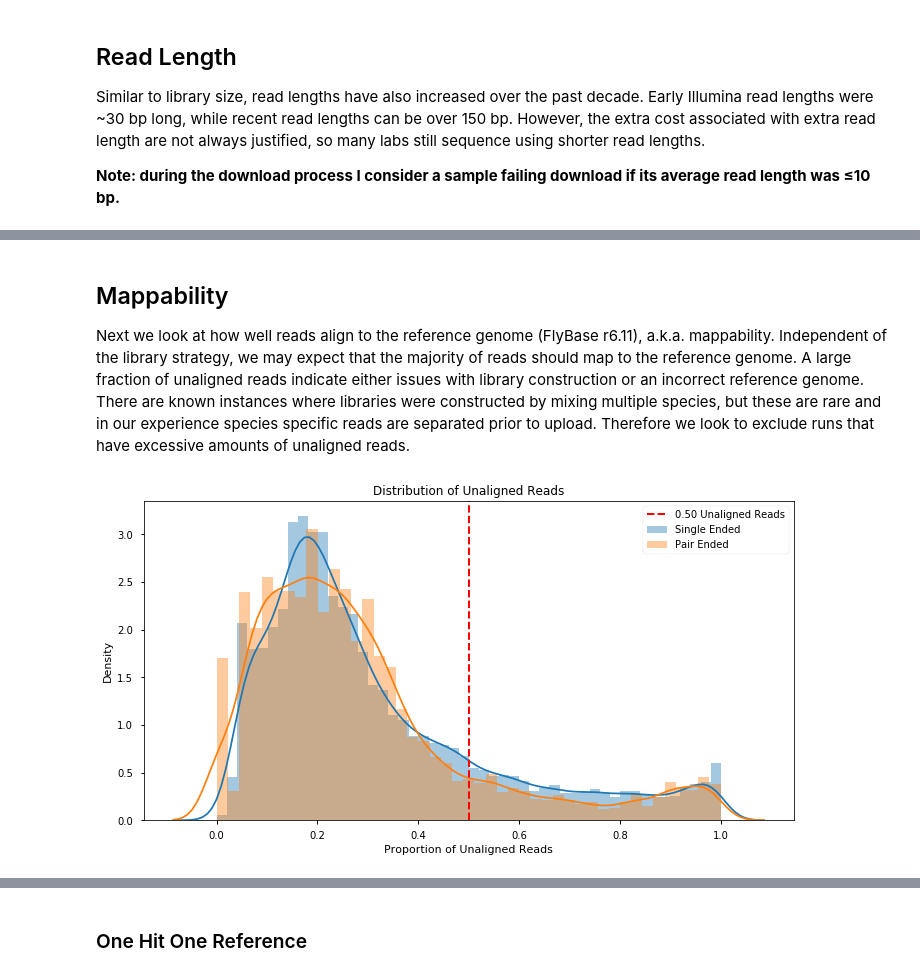
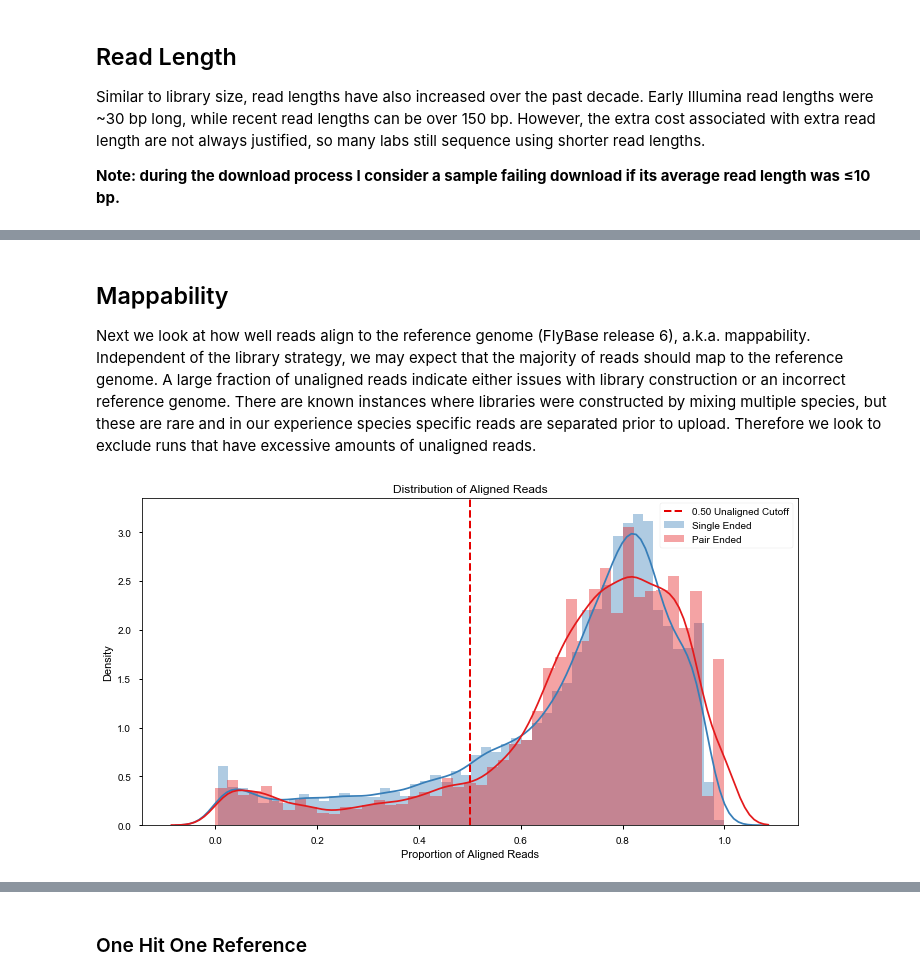
Before and after one commit to jfear/ncbi_remap, a Jupyter notebook: docs/01.01-prealn-wf_qc.ipynb, the cells around one changed output, grey strips where cells are left out. Saved outputs shown, nothing was run; the diff lists cells and outputs as text; code cells hidden in the pictures.

```diff
--- a/docs/01.01-prealn-wf_qc.ipynb
+++ b/docs/01.01-prealn-wf_qc.ipynb
@@ -170,7 +168,7 @@ def plot(store):
     ax.set_ylabel('Number of Runs (SRR)')
     ax.set_xlim(0, 200)
     ax.set_title('Read length distribution');
-    ax.axvline(READLEN_CUTOFF, ls='--', lw=2, color='r', label='{} base pairs'.format(READLEN_CUTOFF))
+    ax.axvline(READLEN_CUTOFF, ls='--', lw=2, color=nbconfig.color_c1, label='{} base pairs'.format(READLEN_CUTOFF))
     ax.legend()
 
     return fig
@@ -248,28 +246,29 @@ While not strictly a quality control metric, if a stranded protocol was attempte
 @make_figs(nbconfig.fig_name('distplot_strandedness'), styles=nbconfig.styles_wide, formats=nbconfig.formats)
 def plot(store):
     df = store['prealn/workflow/collectrnaseqmetrics/first']
-    c1 = sns.xkcd_rgb['dusty purple']
-    c2 = sns.xkcd_rgb['amber']
+    c1 = nbconfig.color_c1
+    c2 = nbconfig.color_c2
+    c3 = nbconfig.color_c3
 
     fig, ax = plt.subplots(1, 1)
     sns.distplot(df.PCT_CORRECT_STRAND_READS, ax=ax)
     ax.set_title('Strand Distribution of Reads')
     ax.set_xlabel('Proportion Reads Aligning to First Strand')
     ax.set_ylabel('Density')
-    ax.axvline(STRAND_CUTOFF1, ls='--', lw=2, color=c1)
-    ax.axvline(1 - STRAND_CUTOFF1, ls='--', lw=2, color=c1)
-    ax.axvline(STRAND_CUTOFF2, ls='--', lw=2, color=c2)
-    ax.axvline(1 - STRAND_CUTOFF2, ls='--', lw=2, color=c2)
+    ax.axvline(STRAND_CUTOFF1, ls='--', lw=2, color=c2)
+    ax.axvline(1 - STRAND_CUTOFF1, ls='--', lw=2, color=c2)
+    ax.axvline(STRAND_CUTOFF2, ls='--', lw=2, color=c3)
+    ax.axvline(1 - STRAND_CUTOFF2, ls='--', lw=2, color=c3)
 
     _ct1 = STRAND_CUTOFF1
     _ct2 = 1 - STRAND_CUTOFF1
-    ax.annotate(xy=(_ct1, 23), s='stranded\nfirst ({:.2f})'.format(_ct1), xytext=(10, 0), textcoords='offset points', color=c1)
-    ax.annotate(xy=(_ct2, 23), s='stranded\nsecond ({:.2f})'.format(_ct2), ha='right', xytext=(-10, 0), textcoords='offset points', color=c1)
+    ax.annotate(xy=(_ct1, 23), s='stranded\nfirst ({:.2f})'.format(_ct1), xytext=(3, 0), textcoords='offset points', color=c2)
+    ax.annotate(xy=(_ct2, 23), s='stranded\nsecond ({:.2f})'.format(_ct2), ha='right', xytext=(-3, 0), textcoords='offset points', color=c2)
 
     _ct1 = STRAND_CUTOFF2
     _ct2 = 1 - STRAND_CUTOFF2
-    ax.annotate(xy=(_ct1, 22), s='well stranded\nfirst ({:.2f})'.format(_ct1), xytext=(10, 0), textcoords='offset points', color=c2)
-    ax.annotate(xy=(_ct2, 22), s='well stranded\nsecond ({:.2f})'.format(_ct2), ha='right', xytext=(-10, 0), textcoords='offset points', color=c2)
+    ax.annotate(xy=(_ct1, 22), s='well stranded\nfirst ({:.2f})'.format(_ct1), xytext=(3, 0), textcoords='offset points', color=c3)
+    ax.annotate(xy=(_ct2, 22), s='well stranded\nsecond ({:.2f})'.format(_ct2), ha='right', xytext=(-3, 0), textcoords='offset points', color=c3)
 
     ax.annotate(xy=(.5, 25), s='non-stranded', ha='center', color='k')
     ax.set_ylim(0, 26)
@@ -378,7 +376,7 @@ While 0.95 are well stranded runs that would be more appropriate for looking ann
 # %% [markdown]
 ## Mappability
 
-Next we look at how well reads align to the reference genome (FlyBase r6.11), a.k.a. mappability.
+Next we look at how well reads align to the reference genome (FlyBase release 6), a.k.a. mappability.
 Independent of the library strategy, we may expect that the majority of reads should map to the reference genome.
 A large fraction of unaligned reads indicate either issues with library construction or an incorrect reference genome.
 There are known instances where libraries were constructed by mixing multiple species, but these are rare and in our experience species specific reads are separated prior to upload.
@@ -386,27 +384,27 @@ Therefore we look to exclude runs that have excessive amounts of unaligned reads
 # %%
 # Plot distribution of unmapped reads.
 @make_figs(nbconfig.fig_name('distplot_unaligned'), styles=nbconfig.styles_wide,
            formats=nbconfig.formats)
 def plot(store):
-    se = store['prealn/workflow/hisat2'][['num_reads', 'num_reads_unpaired', 'num_unaligned']].copy()
+    se = store['prealn/workflow/hisat2'][['num_reads', 'num_reads_unpaired', 'num_unaligned']]
     se.dropna(inplace=True)
-    se['prop_unaligned'] = se['num_unaligned'] / se['num_reads']
+    se['prop_aligned'] = 1 - (se['num_unaligned'] / se['num_reads'])
 
-    pe = store['prealn/workflow/hisat2'][['num_reads', 'num_reads_paired', 'num_concordant_reads_unaligned']].copy()
+    pe = store['prealn/workflow/hisat2'][['num_reads', 'num_reads_paired', 'num_concordant_reads_unaligned']]
     pe.dropna(inplace=True)
-    pe['prop_unaligned'] = pe['num_concordant_reads_unaligned'] / pe['num_reads']
+    pe['prop_aligned'] = 1 - (pe['num_concordant_reads_unaligned'] / pe['num_reads'])
 
     fig, ax = plt.subplots(1, 1)
-    sns.distplot(se.prop_unaligned, ax=ax, label='Single Ended')
-    sns.distplot(pe.prop_unaligned, ax=ax, label='Pair Ended')
-    ax.axvline(UNALIGN_CUTOFF, color='r', ls='--', lw=2, label='{:0.2f} Unaligned Reads'.format(UNALIGN_CUTOFF))
+    sns.distplot(se.prop_aligned, ax=ax, label='Single Ended')
+    sns.distplot(pe.prop_aligned, ax=ax, label='Pair Ended')
+    ax.axvline(UNALIGN_CUTOFF, color=nbconfig.color_c1, ls='--', lw=2, label='{:0.2f} Unaligned Cutoff'.format(UNALIGN_CUTOFF))
     ax.legend()
-    ax.set_title('Distribution of Unaligned Reads')
-    ax.set_xlabel('Proportion of Unaligned Reads')
+    ax.set_title('Distribution of Aligned Reads')
+    ax.set_xlabel('Proportion of Aligned Reads')
     ax.set_ylabel('Density');
 
 plot(store)
 # %% [output]
-[figure, old version]
+[figure, new version]
 # %%
 # Make flags
```
Also changed, not shown: parts of 18 cells of this notebook, 6 other files.
